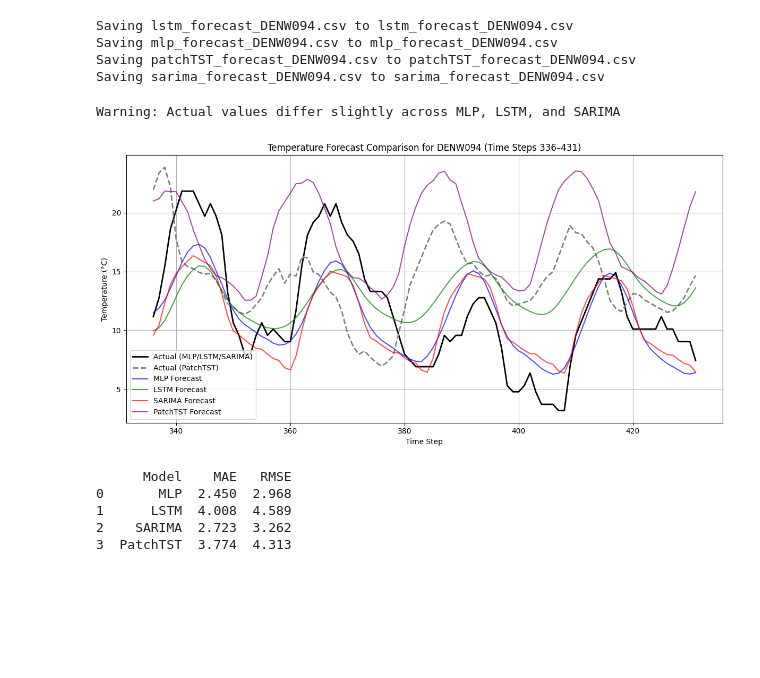
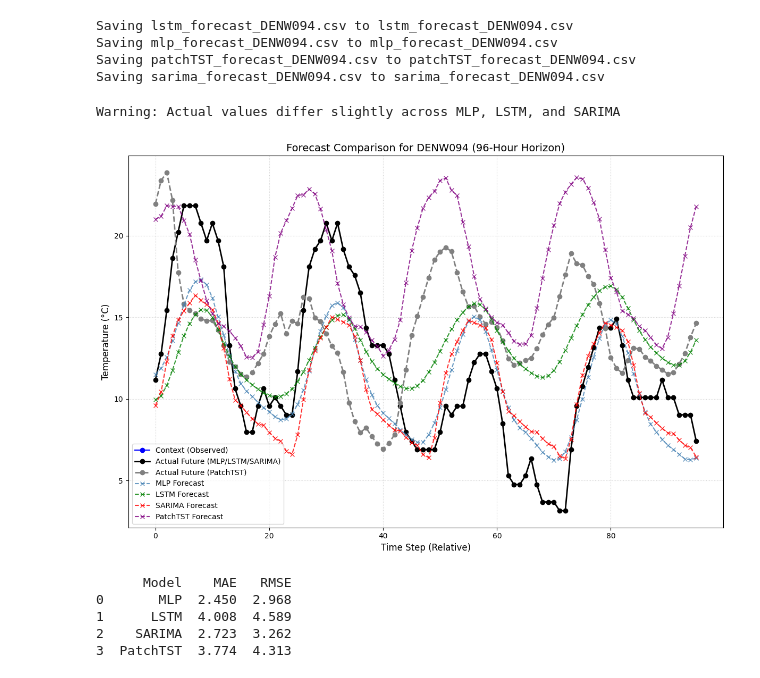
Before and after one commit to engelsm/mless_fork, a Jupyter notebook: homework2/7_multi_model_plotting.ipynb, the cells around one changed output. Saved outputs shown, nothing was run; the diff lists cells and outputs as text; code cells hidden in the pictures; blank space fills up the shorter version.

Commit message:
better comparison

```diff
--- a/homework2/7_multi_model_plotting.ipynb
+++ b/homework2/7_multi_model_plotting.ipynb
@@ -25,7 +25,7 @@ import pandas as pd
 import numpy as np
 import matplotlib.pyplot as plt
 from sklearn.metrics import mean_absolute_error, mean_squared_error
-import io # Import the io module
+import io  # Needed for uploaded file handling
 
 def compare_forecasts():
     """
@@ -45,11 +45,10 @@ def compare_forecasts():
         raise ValueError("Time steps do not align across all models")
 
     # Extract actual values (assuming they’re consistent across files)
-    actual_values = mlp_df["actual_values"].values  # Use MLP’s actual values as reference
+    actual_values = mlp_df["actual_values"].values
     if not (np.allclose(actual_values, lstm_df["actual_values"].values) and
             np.allclose(actual_values, sarima_df["actual_values"].values)):
         print("Warning: Actual values differ slightly across MLP, LSTM, and SARIMA")
-    # PatchTST actual values are different, so we’ll note this
     patchtst_actual = patchtst_df["actual_values"].values
 
     # Extract forecast values
@@ -61,48 +60,68 @@ def compare_forecasts():
     }
 
     # Compute metrics
     metrics = {
         "Model": [],
         "MAE": [],
         "RMSE": []
     }
     for model, forecast in forecasts.items():
         target = patchtst_actual if model == "PatchTST" else actual_values
         mae = mean_absolute_error(target, forecast)
         rmse = np.sqrt(mean_squared_error(target, forecast))
         metrics["Model"].append(model)
         metrics["MAE"].append(mae)
         metrics["RMSE"].append(rmse)
 
-    # Create metrics DataFrame
-    metrics_df = pd.DataFrame(metrics)
-    metrics_df = metrics_df.round(3)  # Round to 3 decimal places
+    metrics_df = pd.DataFrame(metrics).round(3)
+
+    # Improved Plotting
+    plt.figure(figsize=(12, 8))
+
+    context_window = len(actual_values) - len(patchtst_actual)
+    if context_window < 0:
+        context_window = 0  # fail-safe
+
+    # Plot context window (observed history before prediction)
+    plt.plot(range(context_window), actual_values[:context_window],
+             label="Context (Observed)", color="blue", marker="o")
+
+    # Plot actual future values
+    plt.plot(range(context_window, len(actual_values)), actual_values[context_window:],
+             label="Actual Future (MLP/LSTM/SARIMA)", color="black", marker="o", linewidth=2)
+
+    plt.plot(range(context_window, len(patchtst_actual)), patchtst_actual,
+             label="Actual Future (PatchTST)", color="gray", linestyle="--", marker="o", linewidth=2)
 
     # Plot forecasts
-    plt.figure(figsize=(12, 6))
-    plt.plot(mlp_df["time_step"], actual_values, label="Actual (MLP/LSTM/SARIMA)", color="black", linewidth=2)
-    plt.plot(patchtst_df["time_step"], patchtst_actual, label="Actual (PatchTST)", color="gray", linestyle="--", linewidth=2)
-    plt.plot(mlp_df["time_step"], forecasts["MLP"], label="MLP Forecast", color="blue", alpha=0.7)
-    plt.plot(lstm_df["time_step"], forecasts["LSTM"], label="LSTM Forecast", color="green", alpha=0.7)
-    plt.plot(sarima_df["time_step"], forecasts["SARIMA"], label="SARIMA Forecast", color="red", alpha=0.7)
-    plt.plot(patchtst_df["time_step"], forecasts["PatchTST"], label="PatchTST Forecast", color="purple", alpha=0.7)
+    plt.plot(range(context_window, len(actual_values)), forecasts["MLP"],
+             label="MLP Forecast", linestyle="--", color="steelblue", marker="x", alpha=0.8)
 
-    plt.xlabel("Time Step")
-    plt.ylabel("Temperature (°C)")
-    plt.title("Temperature Forecast Comparison for DENW094 (Time Steps 336–431)")
+    plt.plot(range(context_window, len(actual_values)), forecasts["LSTM"],
+             label="LSTM Forecast", linestyle="--", color="green", marker="x", alpha=0.8)
+
+    plt.plot(range(context_window, len(actual_values)), forecasts["SARIMA"],
+             label="SARIMA Forecast", linestyle="--", color="red", marker="x", alpha=0.8)
+
+    plt.plot(range(context_window, len(patchtst_actual)), forecasts["PatchTST"],
+             label="PatchTST Forecast", linestyle="--", color="purple", marker="x", alpha=0.8)
+
+    plt.title("Forecast Comparison for DENW094 (96-Hour Horizon)", fontsize=14)
+    plt.xlabel("Time Step (Relative)", fontsize=12)
+    plt.ylabel("Temperature (°C)", fontsize=12)
+    plt.grid(True, which="both", linestyle=":", alpha=0.6)
     plt.legend()
-    plt.grid(True)
     plt.tight_layout()
     plt.show()
 
     return metrics_df
 
 # Example usage
 metrics_table = compare_forecasts()
 print(metrics_table)
 # %% [output]
 Warning: Actual values differ slightly across MLP, LSTM, and SARIMA
-[figure, old version]
+[figure, new version]
       Model    MAE   RMSE
 0       MLP  2.450  2.968
 1      LSTM  4.008  4.589
```
